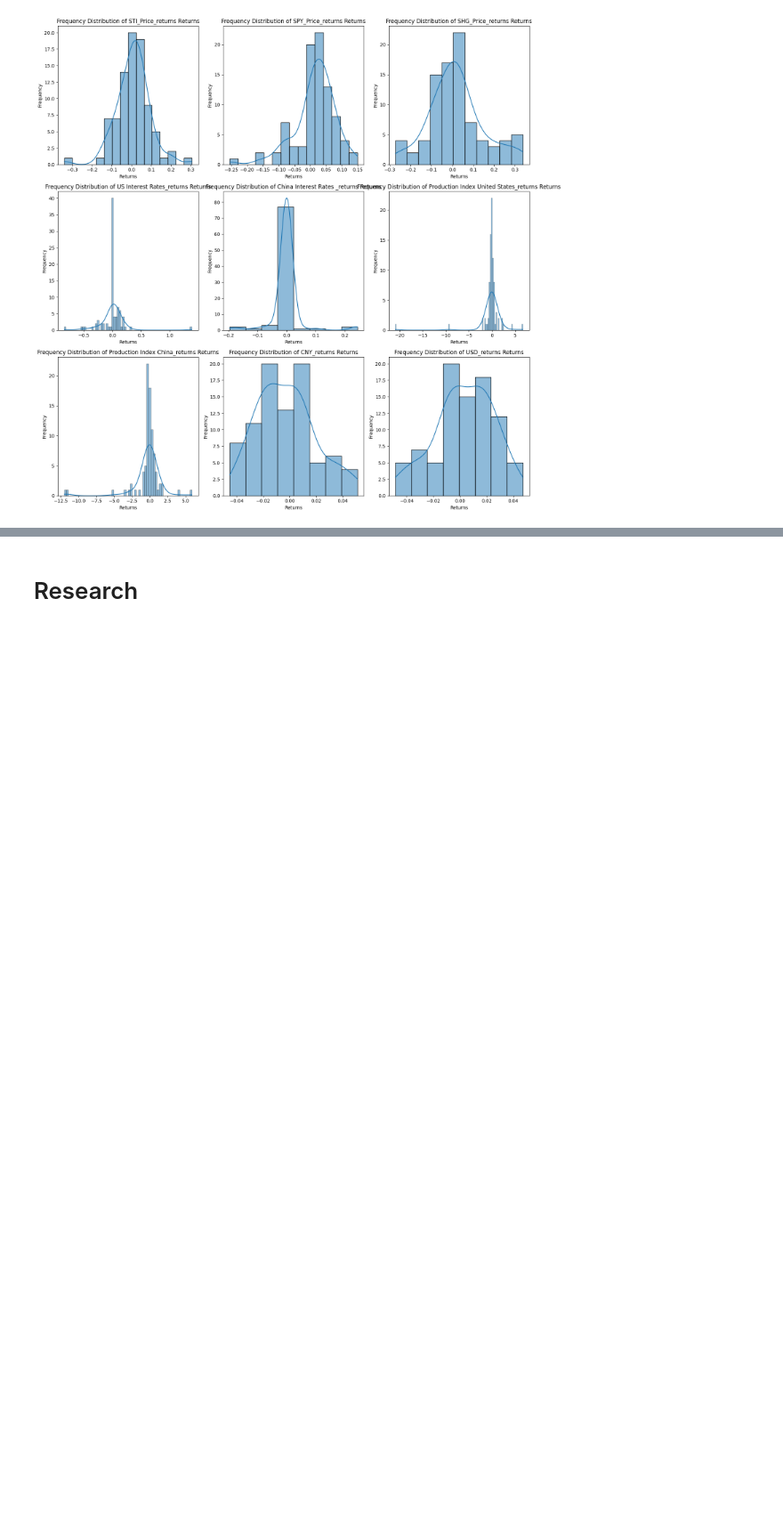
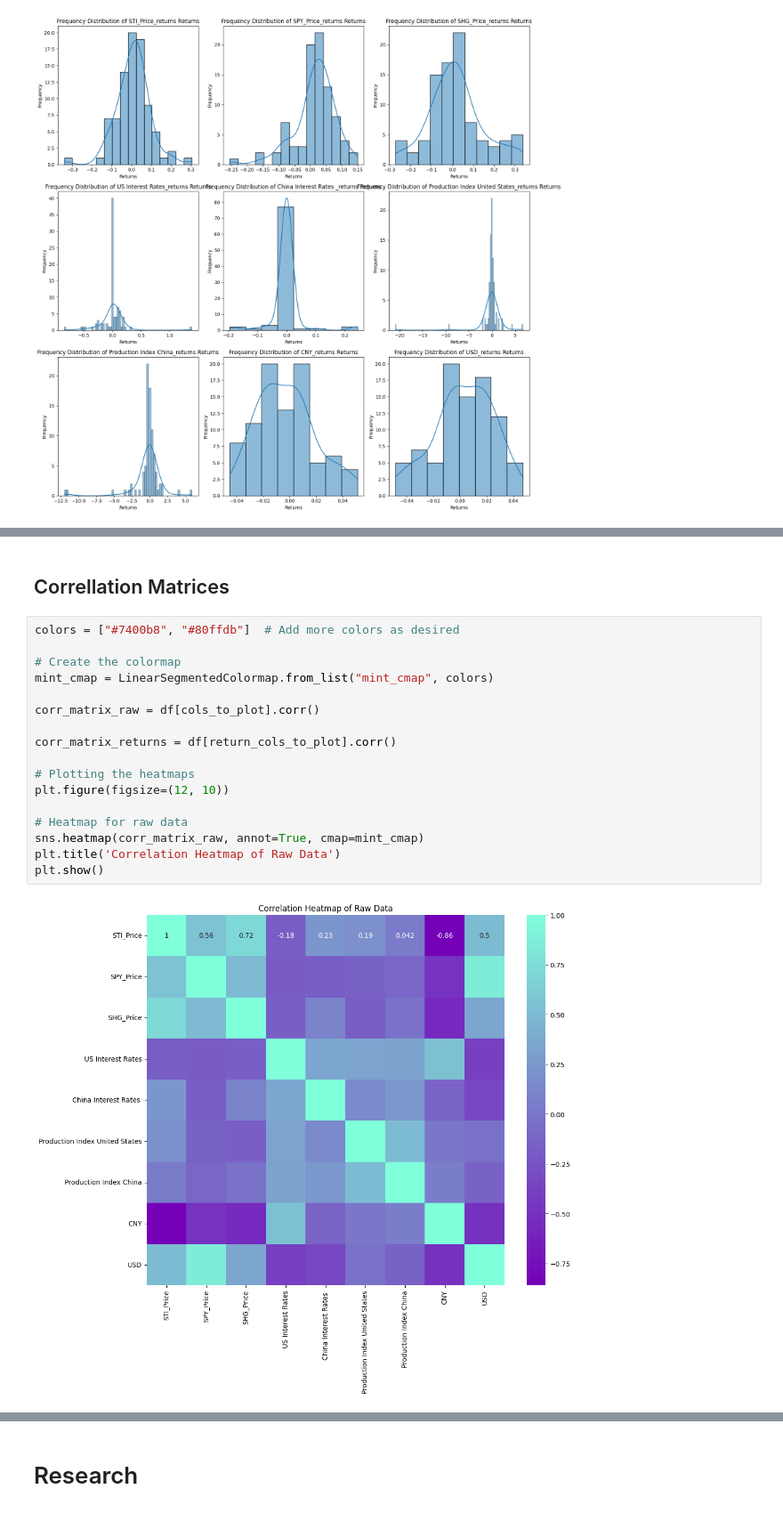
Before and after one commit to Charles-Gormley/SingaporeEconomicStudy-USv.China, a Jupyter notebook: Analysis.ipynb, the cells around one changed output, grey strips where cells are left out. Shown at 89% size. Drawn from its saved outputs; the diff is of its cells as text; blank space fills up the shorter version.

```diff
--- a/Analysis.ipynb
+++ b/Analysis.ipynb
@@ -183,0 +246,21 @@ ADF Test on Returns Data:
+# %% [markdown]
+## Correllation Matrices
+# %%
+colors = ["#7400b8", "#80ffdb"]  # Add more colors as desired
+
+# Create the colormap
+mint_cmap = LinearSegmentedColormap.from_list("mint_cmap", colors)
+
+corr_matrix_raw = df[cols_to_plot].corr()
+
+corr_matrix_returns = df[return_cols_to_plot].corr()
+
+# Plotting the heatmaps
+plt.figure(figsize=(12, 10))
+
+# Heatmap for raw data
+sns.heatmap(corr_matrix_raw, annot=True, cmap=mint_cmap)
+plt.title('Correlation Heatmap of Raw Data')
+plt.show()
+# %% [output]
+[figure, added]
```
Also changed, not shown: parts of 38 cells of this notebook, 1 other file.
